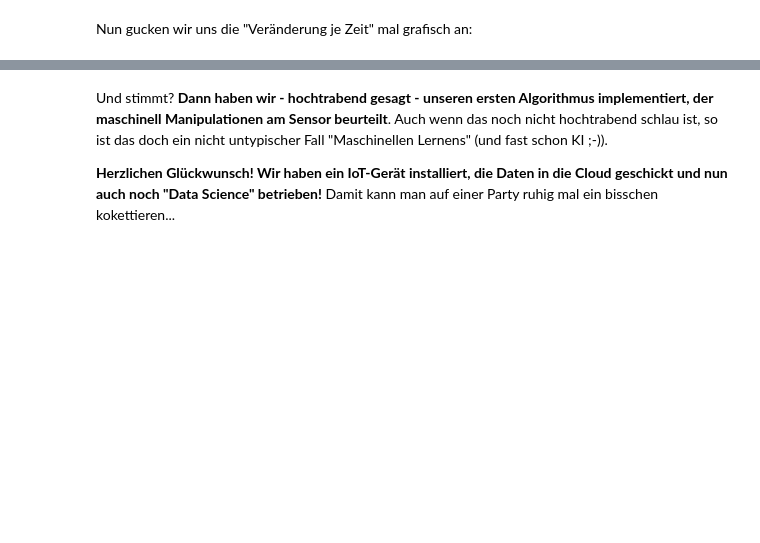
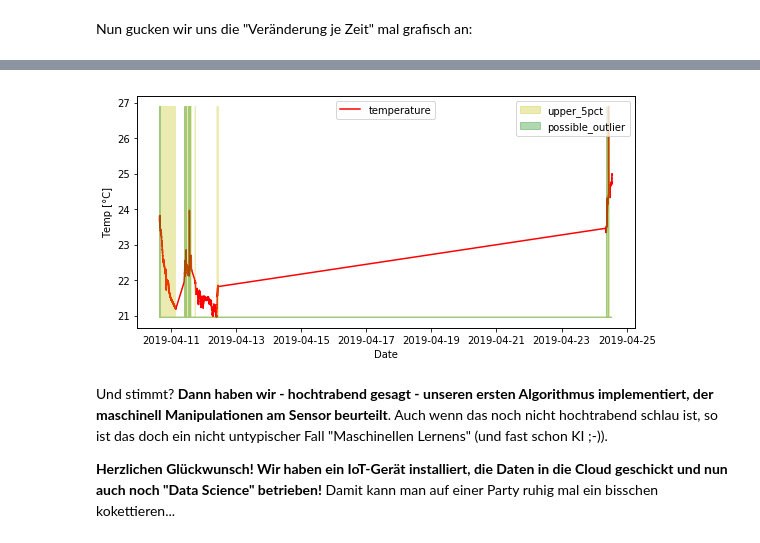
Before and after one commit to DecisioNaut/diy-iot2ds, a Jupyter notebook: analyze_weather_data.ipynb, the cells around one changed output, grey strips where cells are left out. Cells and saved outputs as stored; diff of their text form; code cells hidden in the pictures; blank space fills up the shorter version.

```diff
--- a/analyze_weather_data.ipynb
+++ b/analyze_weather_data.ipynb
@@ -164,3 +161,25 @@ Folgender Code identifiziert das und markiert die Bereiche in der Grafik:
+# %%
+# Create a dataframe containing the infos to print
+pdf = pd.DataFrame(fwdf[['temperature', 'delta_temperature_per_sec']])
+pdf['abs_delta_temperature_per_sec'] = pdf['delta_temperature_per_sec'].abs()
+pdf['upper_5pct'] = (pdf['abs_delta_temperature_per_sec'].rank(pct=True) > 0.95)
+pdf['possible_outlier'] = (pdf['abs_delta_temperature_per_sec'] > 5 * pdf[pdf['upper_5pct']]['abs_delta_temperature_per_sec'].min())
+
+# Plotting temperature with markes for upper 5% and outliers
+fig, ax1 = plt.subplots(figsize=(8, 4))
+ax1.set_xlabel('Date')
+ax1.set_ylabel('Temp [°C]')
+ax1.plot(pdf['temperature'], color='r')
+ax1.legend(loc=9)
+ax2 = ax1.twinx()
+ax2.fill(pdf['upper_5pct'], color='y', alpha=0.3)
+ax2.fill(pdf['possible_outlier'], color='g', alpha=0.3)
+ax2.tick_params(axis='y', color='w', labelcolor='w')
+ax2.legend(loc=1)
+fig.tight_layout()
+plt.show()
+# %% [output]
+[figure, added]
 # %% [markdown]
 Und stimmt? **Dann haben wir - hochtrabend gesagt - unseren ersten Algorithmus implementiert, der maschinell Manipulationen am Sensor beurteilt**. Auch wenn das noch nicht hochtrabend schlau ist, so ist das doch ein nicht untypischer Fall "Maschinellen Lernens" (und fast schon KI ;-)).
 
```
Also changed, not shown: parts of 9 cells of this notebook.
